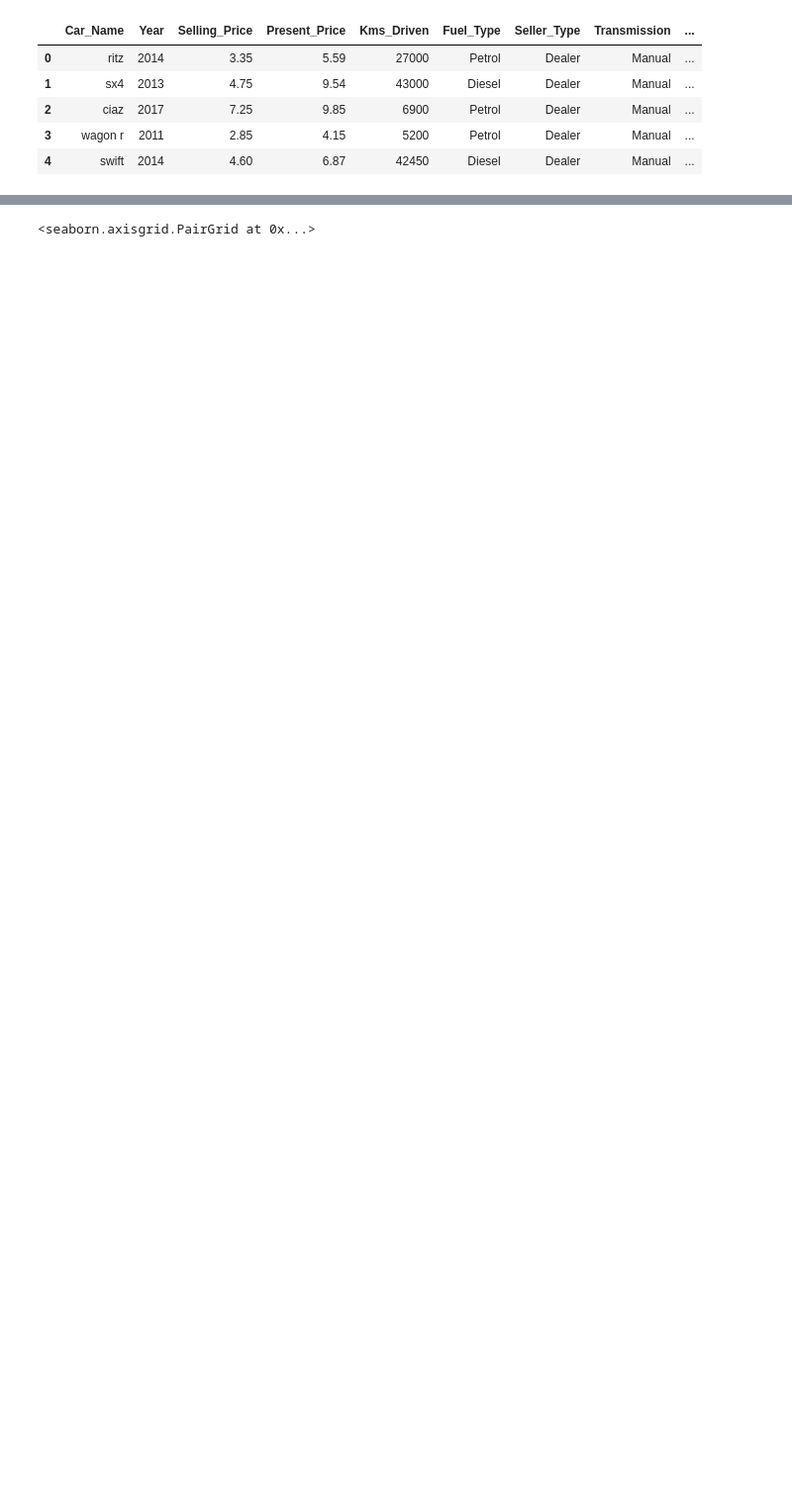
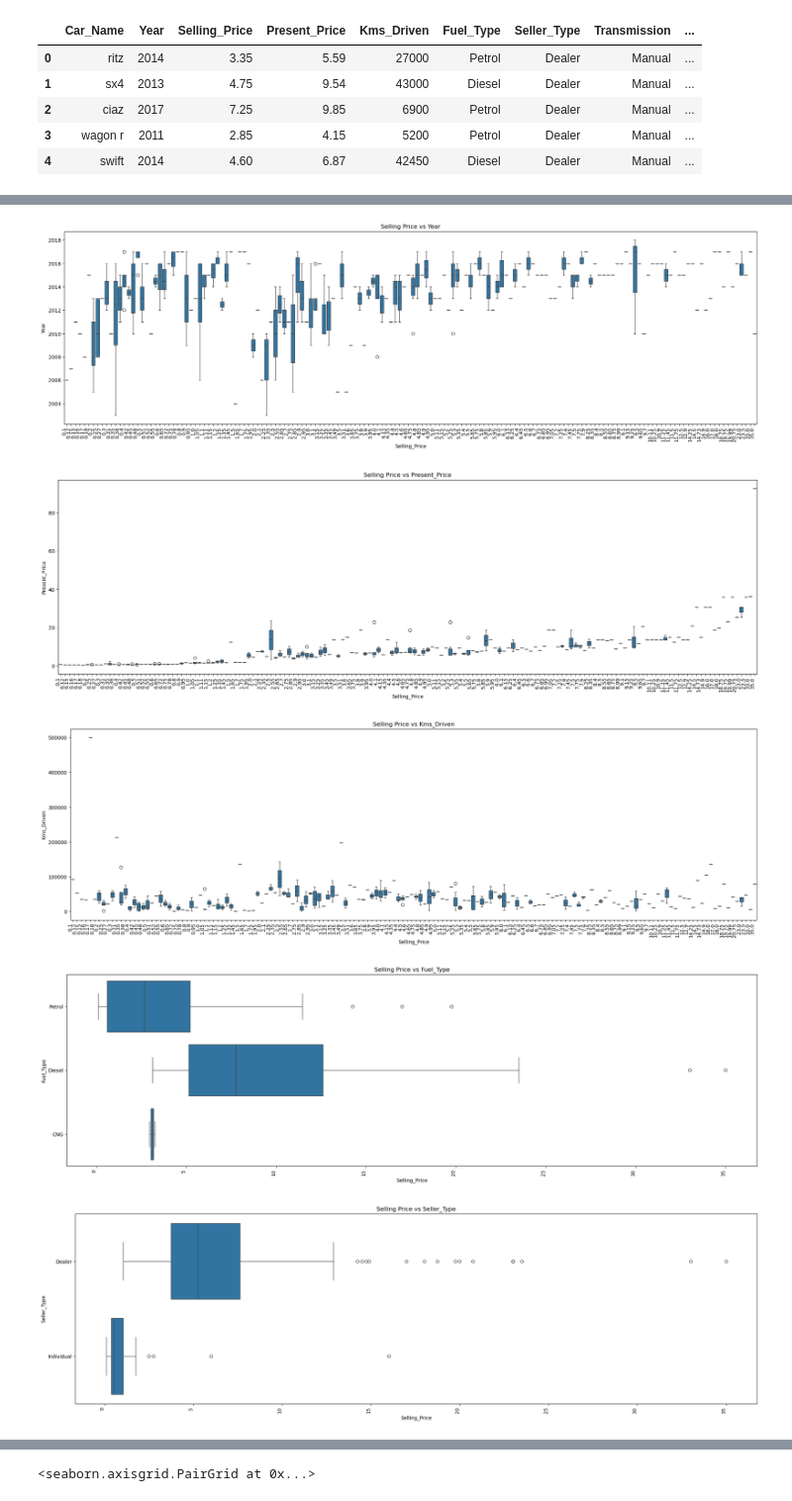
Before and after one commit to patidarharsh29/carprice_prediction, a Jupyter notebook: Car.ipynb, the cells around one changed output, grey strips where cells are left out. Shown: that part at 99% size. Drawn from its saved outputs; the diff is of its cells as text; code cells hidden in the pictures; blank space fills up the shorter version.

```diff
--- a/Car.ipynb
+++ b/Car.ipynb
@@ -19,0 +70,14 @@ df.head()
+# %%
+for col in df.columns:
+    if col != "Selling_Price":
+        plt.figure(figsize=(25,7))
+        sns.boxplot(data=df,x="Selling_Price", y=col)
+        plt.xticks(rotation=90, ha='right')
+        plt.title(f"Selling Price vs {col}")
+        plt.show()
+# %% [output]
+[figure, added]
+[figure, added]
+[figure, added]
+[figure, added]
+[figure, added]
```
Also changed, not shown: parts of 8 cells of this notebook.
